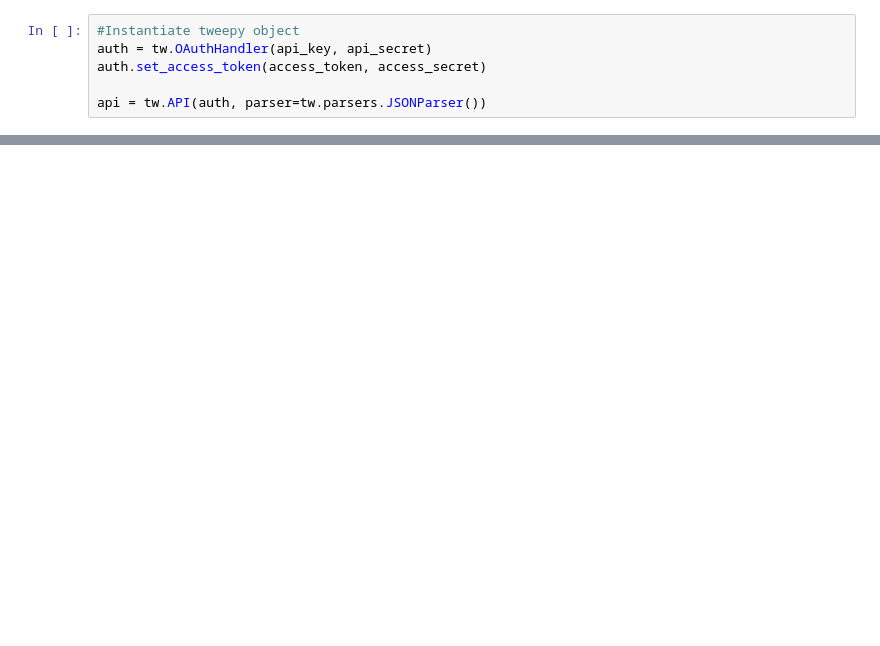
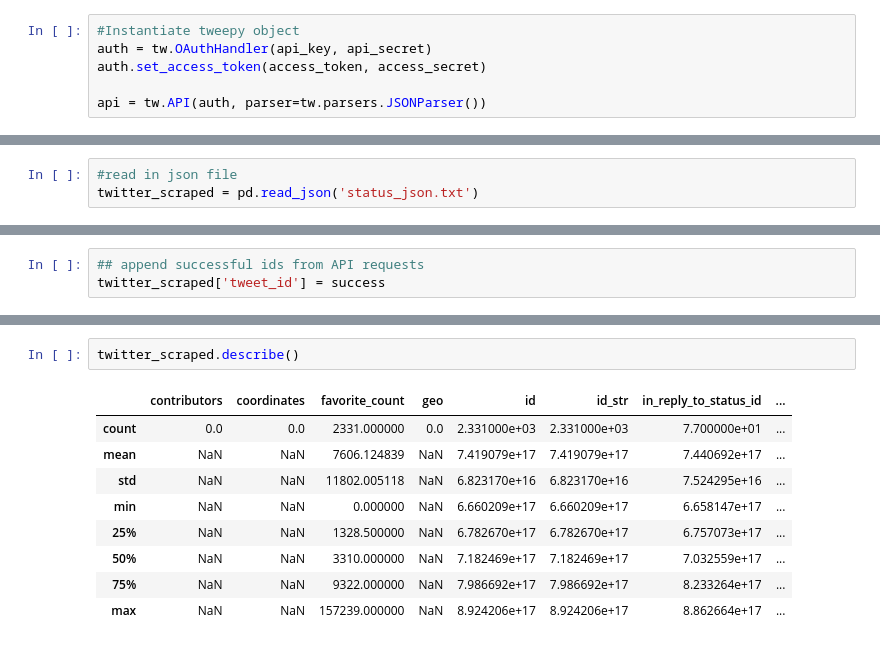
Before and after one commit to aleighton/Project4, a Jupyter notebook: wrangle_act.ipynb, the cells around one changed output, grey strips where cells are left out. Drawn from its saved outputs; the diff is of its cells as text; blank space fills up the shorter version.

```diff
--- a/wrangle_act.ipynb
+++ b/wrangle_act.ipynb
@@ -63 +86,4 @@ with open('tweet_json.txt', mode = 'w') as file:
     json.dump(status_data, file)
+# %%
+#read in json file
+twitter_scraped = pd.read_json('status_json.txt')
@@ -63,0 +94,3 @@ with open('tweet_json.txt', mode = 'w') as file:
+# %%
+## append successful ids from API requests
+twitter_scraped['tweet_id'] = success
@@ -63,0 +166,12 @@ with open('tweet_json.txt', mode = 'w') as file:
+# %%
+twitter_scraped.describe()
+# %% [output]
+|  | contributors | coordinates | favorite_count | geo | id | id_str | in_reply_to_status_id | ... |
+| count | 0.0 | 0.0 | 2331.000000 | 0.0 | 2.331000e+03 | 2.331000e+03 | 7.700000e+01 | ... |
+| mean | NaN | NaN | 7606.124839 | NaN | 7.419079e+17 | 7.419079e+17 | 7.440692e+17 | ... |
+| std | NaN | NaN | 11802.005118 | NaN | 6.823170e+16 | 6.823170e+16 | 7.524295e+16 | ... |
+| min | NaN | NaN | 0.000000 | NaN | 6.660209e+17 | 6.660209e+17 | 6.658147e+17 | ... |
+| 25% | NaN | NaN | 1328.500000 | NaN | 6.782670e+17 | 6.782670e+17 | 6.757073e+17 | ... |
+| 50% | NaN | NaN | 3310.000000 | NaN | 7.182469e+17 | 7.182469e+17 | 7.032559e+17 | ... |
+| 75% | NaN | NaN | 9322.000000 | NaN | 7.986692e+17 | 7.986692e+17 | 8.233264e+17 | ... |
+| max | NaN | NaN | 157239.000000 | NaN | 8.924206e+17 | 8.924206e+17 | 8.862664e+17 | ... |
```
Also changed, not shown: parts of 13 cells of this notebook.
